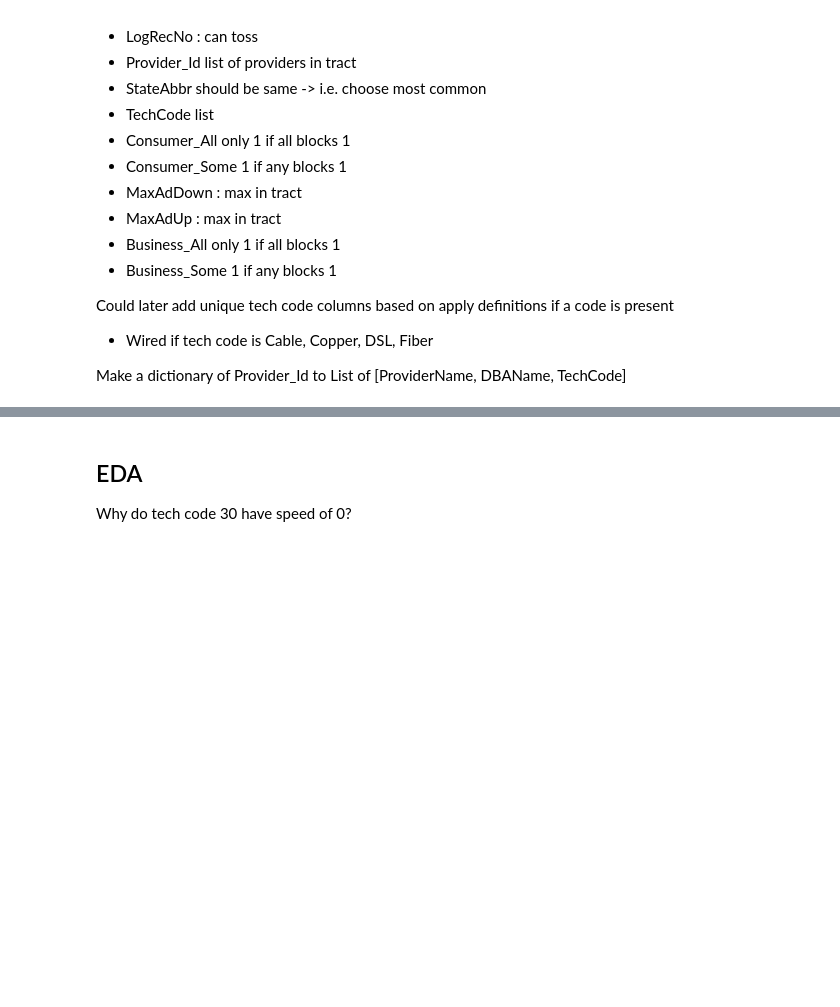
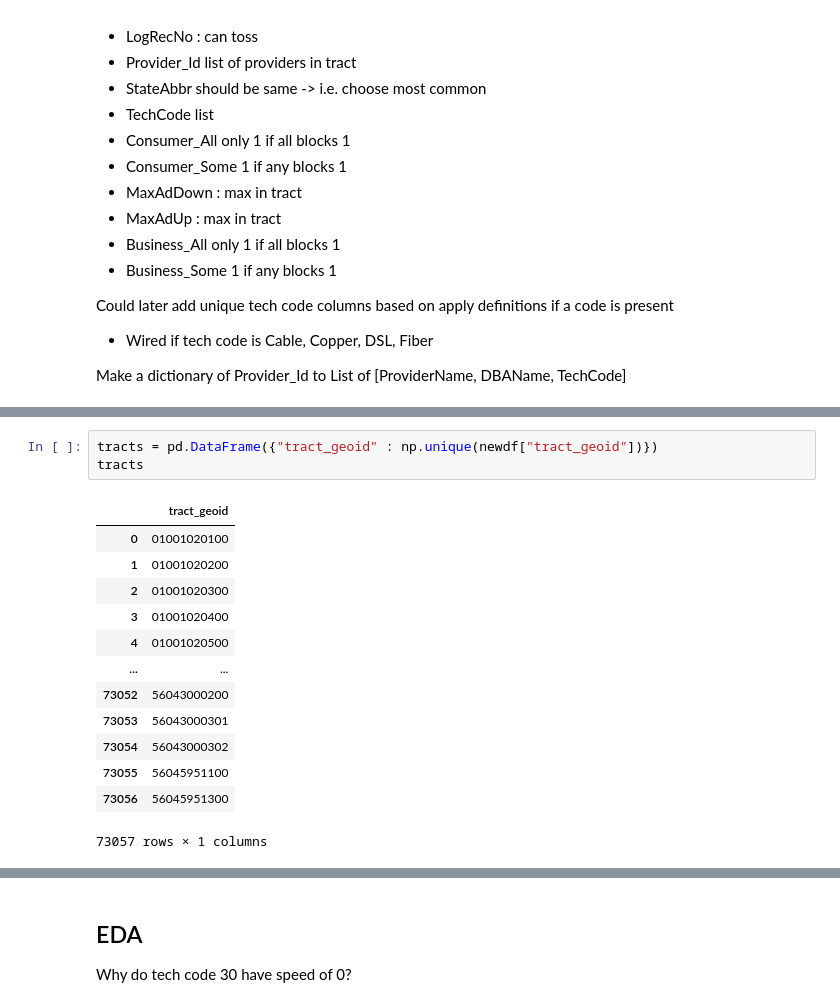
Before and after one commit to jcweaver/broadband-capstone, a Jupyter notebook: notebooks/FCC.ipynb, the cells around one changed output, grey strips where cells are left out. Cells and saved outputs as stored; diff of their text form; blank space fills up the shorter version.

```diff
--- a/notebooks/FCC.ipynb
+++ b/notebooks/FCC.ipynb
@@ -261,0 +265,17 @@ agged
+# %%
+tracts = pd.DataFrame({"tract_geoid" : np.unique(newdf["tract_geoid"])})
+tracts
+# %% [output]
+|  | tract_geoid |
+| 0 | 01001020100 |
+| 1 | 01001020200 |
+| 2 | 01001020300 |
+| 3 | 01001020400 |
+| 4 | 01001020500 |
+| ... | ... |
+| 73052 | 56043000200 |
+| 73053 | 56043000301 |
+| 73054 | 56043000302 |
+| 73055 | 56045951100 |
+| 73056 | 56045951300 |
+73057 rows × 1 columns
```
Also changed, not shown: parts of 22 cells of this notebook.
